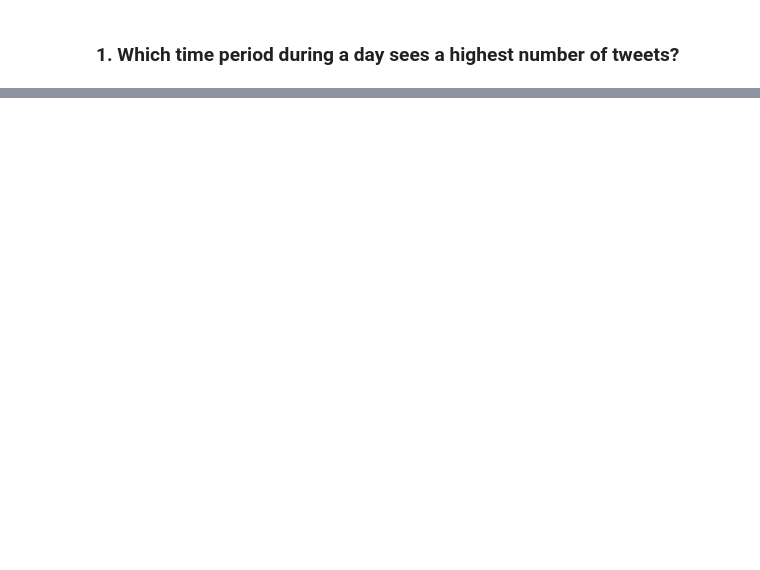
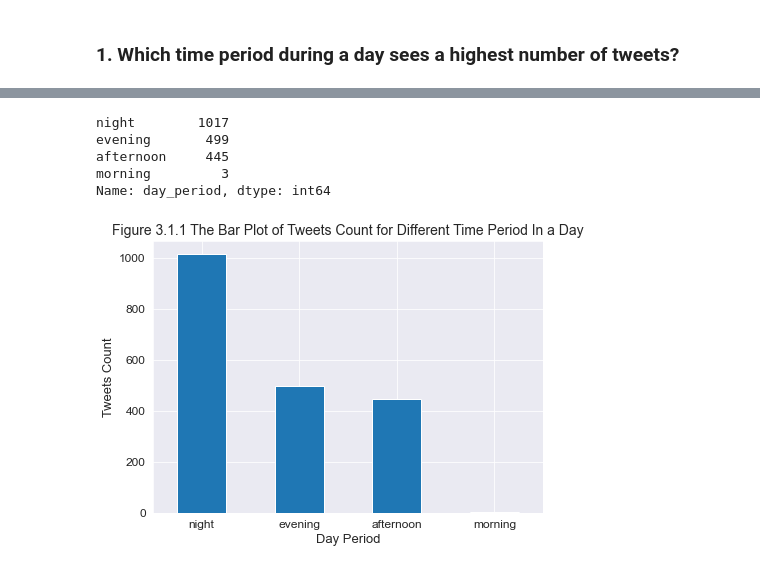
Before and after one commit to Meng-nanco/Data_Wrangling_project, a Jupyter notebook: wrangle_act.ipynb, the cells around one changed output, grey strips where cells are left out. Saved outputs shown, nothing was run; the diff lists cells and outputs as text; code cells hidden in the pictures; blank space fills up the shorter version.

Commit message:
Add content to Exploratory Data Analysis part

```diff
--- a/wrangle_act.ipynb
+++ b/wrangle_act.ipynb
@@ -8,6 +8,12 @@ import numpy as np
 import tweepy
 import json
 import time
+import matplotlib.pyplot as plt
+%matplotlib inline
+import seaborn as sns
+sns.set_style('darkgrid')
+from wordcloud import WordCloud
+from PIL import Image
 # %% [markdown]
 ## Gather
 
@@ -949,2 +977,21 @@ df = pd.read_pickle('data/twitter_archive_master.pkl')
 # %% [markdown]
 ### 1. Which time period during a day sees a highest number of tweets?
+# %%
+# Define a function to assign 'night', 'morning', 'afternoon', and 'evening' separately to timestamp between
+# [00:00-06:00], [06:00-12:00], [12:00-18:00], and [18:00-24:00]
+
+def assign_day_period(hour):
+    if hour >= 0 and hour < 6:
+        return 'night'
+    elif hour >= 6 and hour < 12:
+        return 'morning'
+    elif hour >= 12 and hour < 18:
+        return 'afternoon'
+    else:
+        return 'evening'
+
+# Apply the function to the df and save the results to a new column named 'day_period'
+df['day_period'] = df.timestamp.apply(lambda x: x.hour).apply(assign_day_period)
+
+# Convert data type to category
+df.day_period = df.day_period.astype('category')
@@ -950,0 +1015,15 @@ df = pd.read_pickle('data/twitter_archive_master.pkl')
+# %%
+df.day_period.value_counts()
+# %% [output]
+night        1017
+evening       499
+afternoon     445
+morning         3
+Name: day_period, dtype: int64
+# %%
+df.day_period.value_counts().plot(kind='bar', figsize=(7, 5), fontsize=12, rot=0)
+plt.xlabel('Day Period', fontsize=13)
+plt.ylabel('Tweets Count', fontsize=13)
+plt.title('Figure 3.1.1 The Bar Plot of Tweets Count for Different Time Period In a Day', fontsize=14);
+# %% [output]
+[figure, added]
```
Also changed, not shown: parts of 32 cells of this notebook.
